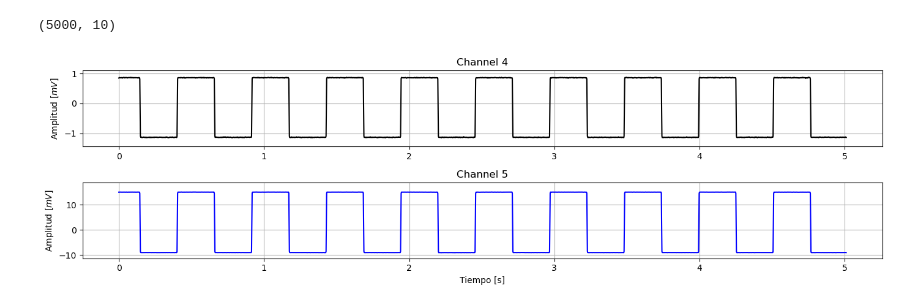
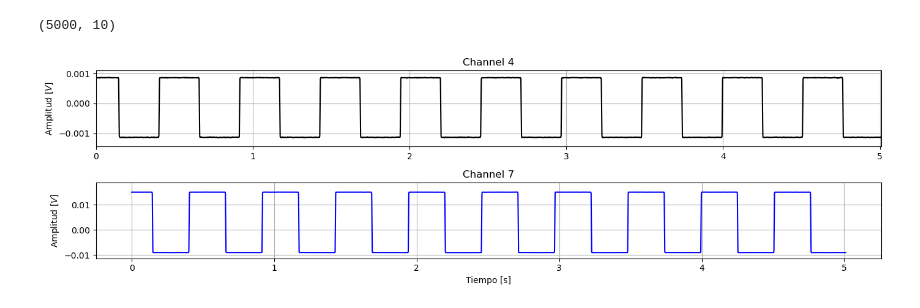
Before and after one commit to EloySerrudo/EEG_Project, a Jupyter notebook: bin/EDA.ipynb, the cells around one changed output. Drawn from its saved outputs; the diff is of its cells as text; code cells hidden in the pictures.

```diff
--- a/bin/EDA.ipynb
+++ b/bin/EDA.ipynb
@@ -17,7 +19,7 @@ sesion.head()
 | 3 | 9528386 | 4 | [7277226, -1741, 2854062, 2996, 3... |
 | 4 | 9530393 | 5 | [7277001, -1740, 2854134, 3011, 3... |
 # %%
-channel_data_df = sesion.channel_data.apply(pd.Series) * 2400 / (2**23 - 1) # Convert to a millivolts
+channel_data_df = sesion.channel_data.apply(pd.Series) * 2.4 / (2**23 - 1) # Convert to a millivolts
 channel_data_df.columns = ['channel_1', 'channel_2', 'channel_3', 'channel_4', 'channel_5', 'channel_6', 'channel_7', 'channel_8']
 sesion = pd.concat([sesion.drop('channel_data', axis=1), channel_data_df], axis=1)
 sesion.timestamp = sesion.timestamp.apply(lambda x: (x - sesion.timestamp.iloc[0]) / 10 ** 6)
@@ -80,22 +82,22 @@ t = sesion.timestamp
 # %%
 fig, axs = plt.subplots(nrows=2, ncols=1, num=0, figsize=(14, 4), tight_layout=True)
 axs[0].plot(t[:2500], x1[:2500], lw=1.5, color='k')
-axs[0].set_ylabel('Amplitud [$mV$]') # 'Amplitud [$\mu V$]'
-# axs[0].set_xlim([1, 5])
+axs[0].set_ylabel('Amplitud [$V$]') # 'Amplitud [$\mu V$]'
+axs[0].set_xlim([t.min(), t[:2500].max()])
 axs[0].set_ylim([x1.min() - abs(x1.min() * 0.25), x1.max() +  abs(x1.max() * 0.25)])
 axs[0].set_title('Channel 4')
 axs[0].grid()
 
 # axs[1].plot(t[N - 200*60:N], x[N - 200*60:N]) #, lw=1.5, color='k')
 axs[1].plot(t[:2500], x2[:2500], lw=1.5, color='b')
 axs[1].set_xlabel('Tiempo [s]')
-axs[1].set_ylabel('Amplitud [$mV$]')
+axs[1].set_ylabel('Amplitud [$V$]')
 # axs[1].set_xlim([t.max() + dt - 60, t.max() + dt])
 axs[1].set_ylim([x2.min() - abs(x2.min() * 0.25), x2.max() +  abs(x2.max() * 0.25)])
-axs[1].set_title('Channel 5')
+axs[1].set_title('Channel 7')
 axs[1].grid()
 
-plt.show()
+# plt.show()
 # %% [output]
-[figure, old version]
+[figure, new version]
 # %%
```
Also changed, not shown: parts of 6 cells of this notebook.
